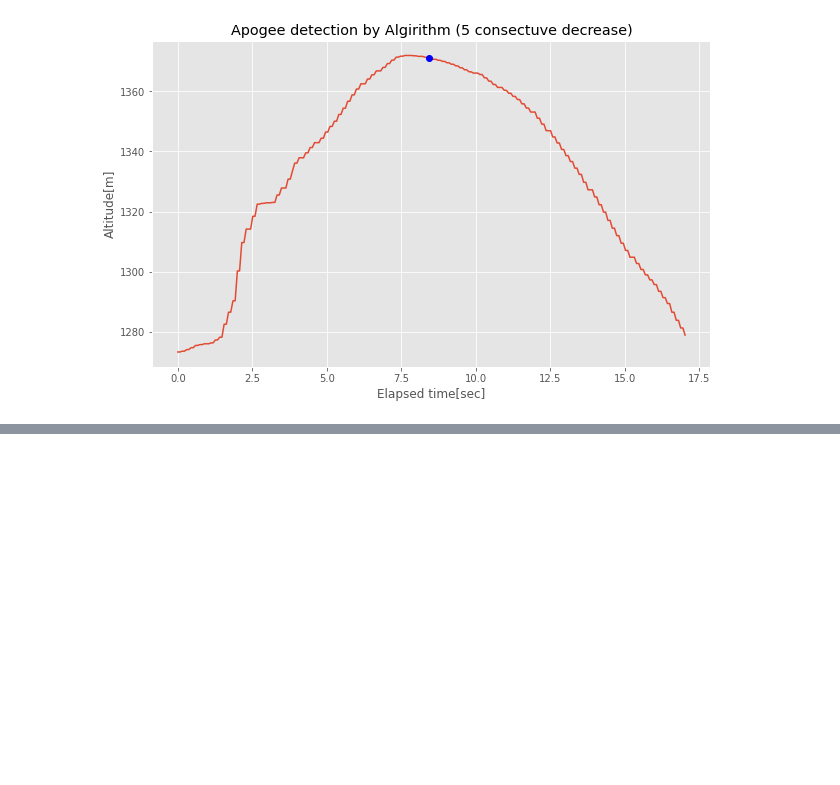
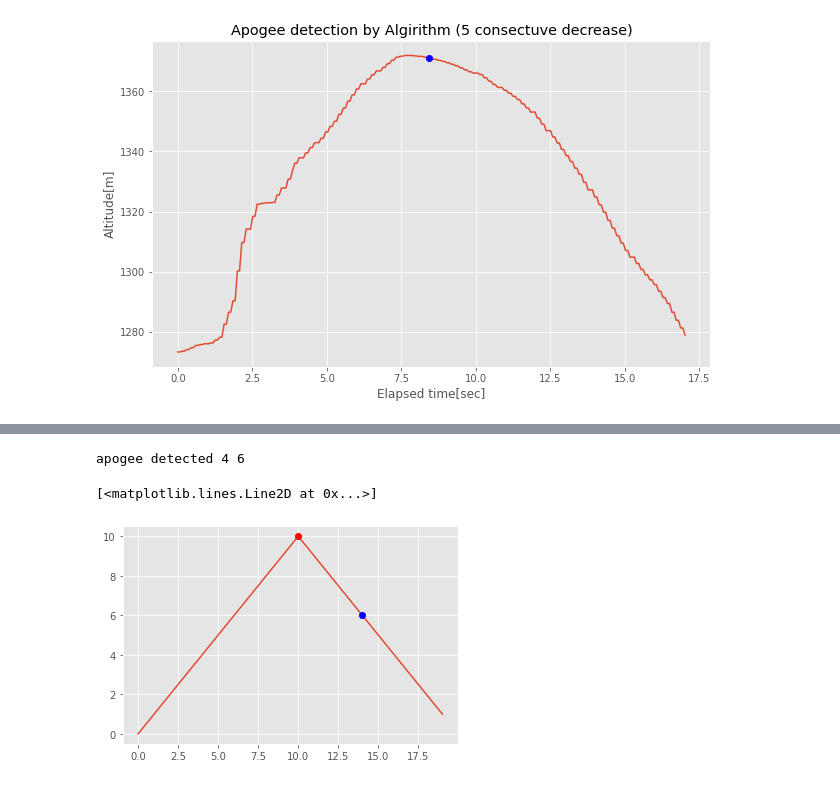
Before and after one commit to shohei/apogee-detection, a Jupyter notebook: N-3_rocket/(Filtered) Apogee_detection_logic_N3.ipynb, the cells around one changed output, grey strips where cells are left out. Drawn from its saved outputs; the diff is of its cells as text; code cells hidden in the pictures; blank space fills up the shorter version.

```diff
--- a/N-3_rocket/(Filtered) Apogee_detection_logic_N3.ipynb
+++ b/N-3_rocket/(Filtered) Apogee_detection_logic_N3.ipynb
@@ -129,0 +194,27 @@ Apogee detected at 114 frame. Apogee: 1371.066 [m]
+# %%
+# To test the algorithm
+# Compare the current altitude with the temporary apogee
+# If there is a drop defined by threshold (i.e., 5m), it is set as the apogee
+import matplotlib.pyplot as plt
+xs = [0,1,2,3,4,5,6,7,8,9,10,9,8,7,6,5,4,3,2,1]
+
+last = xs[0]
+tmp_apogee = xs[0]
+tmp_apogee_index = 0
+ap_index = 0
+for i,cur in enumerate(xs[1:]):
+    if cur > tmp_apogee:
+        ÷ = cur
+        tmp_apogee_index = i+1
+    difference = tmp_apogee - cur
+    if difference > 3:
+        ap_index = i+1
+        print("apogee detected",difference,cur)
+        break
+plt.plot(xs)
+plt.plot(tmp_apogee_index,tmp_apogee,'ro')
+plt.plot(ap_index,cur,'bo')
+# %% [output]
+apogee detected 4 6
+[<matplotlib.lines.Line2D at 0x...>]
+[figure, added]
```
Also changed, not shown: parts of 8 cells of this notebook, 1 other file.
